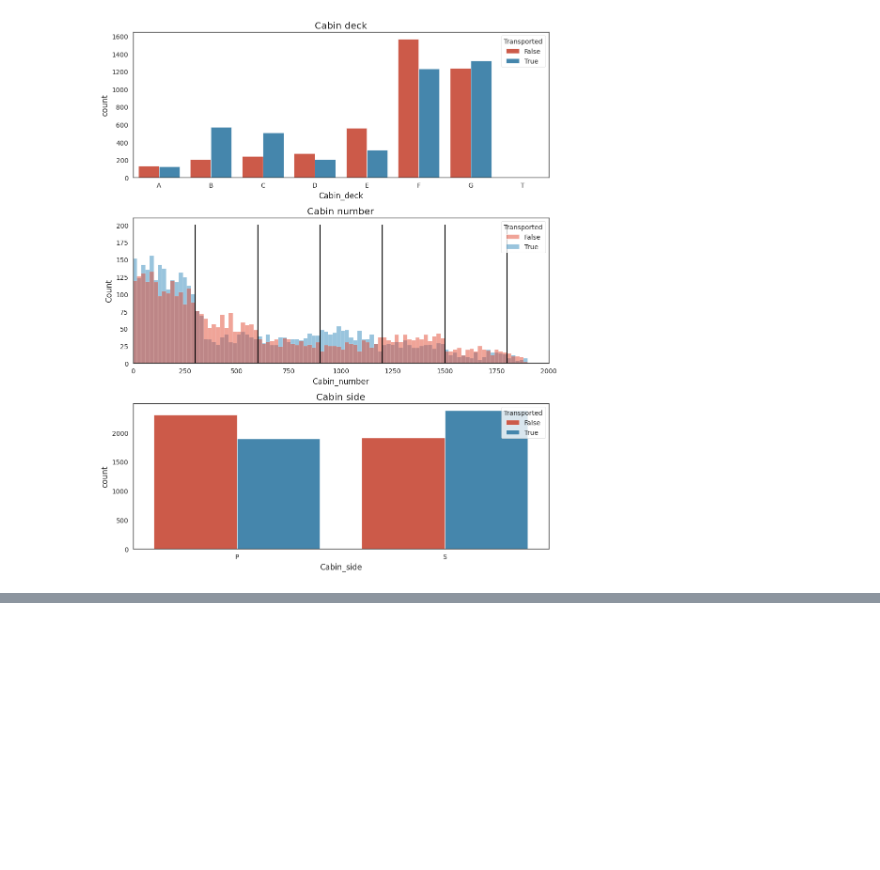
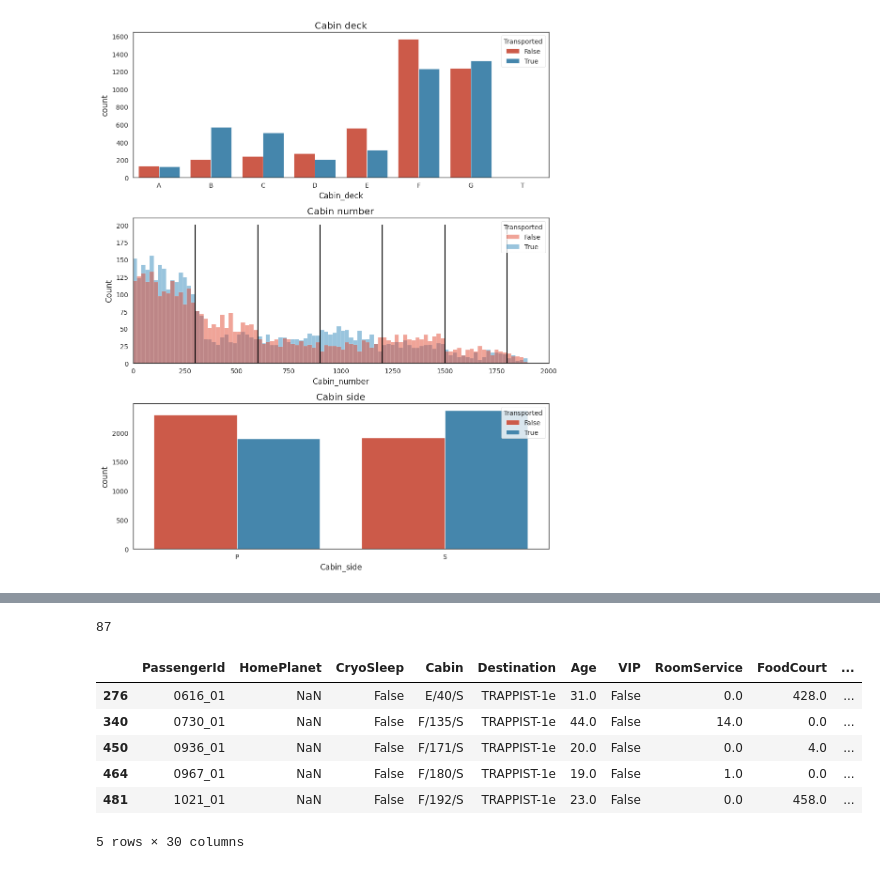
Before and after one commit to lixixi89055465/kaggle_stu, a Jupyter notebook: Spaceship_Titanic/Solution05/Best models Spaceship_Titanic01.py.ipynb, the cells around one changed output, grey strips where cells are left out. Drawn from its saved outputs; the diff is of its cells as text; code cells hidden in the pictures; blank space fills up the shorter version.

```diff
--- a/Spaceship_Titanic/Solution05/Best models Spaceship_Titanic01.py.ipynb
+++ b/Spaceship_Titanic/Solution05/Best models Spaceship_Titanic01.py.ipynb
@@ -311,0 +354,14 @@ Index(['PassengerId', 'HomePlanet', 'CryoSleep', 'Cabin', 'Destination', 'Age',
+# %%
+dataset['HomePlanet'].isna().sum()
+# %% [output]
+87
+# %%
+dataset[dataset['HomePlanet'].isna()].head()
+# %% [output]
+|  | PassengerId | HomePlanet | CryoSleep | Cabin | Destination | Age | VIP | RoomService | FoodCourt | ... |
+| 276 | 0616_01 | NaN | False | E/40/S | TRAPPIST-1e | 31.0 | False | 0.0 | 428.0 | ... |
+| 340 | 0730_01 | NaN | False | F/135/S | TRAPPIST-1e | 44.0 | False | 14.0 | 0.0 | ... |
+| 450 | 0936_01 | NaN | False | F/171/S | TRAPPIST-1e | 20.0 | False | 0.0 | 4.0 | ... |
+| 464 | 0967_01 | NaN | False | F/180/S | TRAPPIST-1e | 19.0 | False | 1.0 | 0.0 | ... |
+| 481 | 1021_01 | NaN | False | F/192/S | TRAPPIST-1e | 23.0 | False | 0.0 | 458.0 | ... |
+5 rows × 30 columns
```
Also changed, not shown: parts of 25 cells of this notebook, 6 other files.
